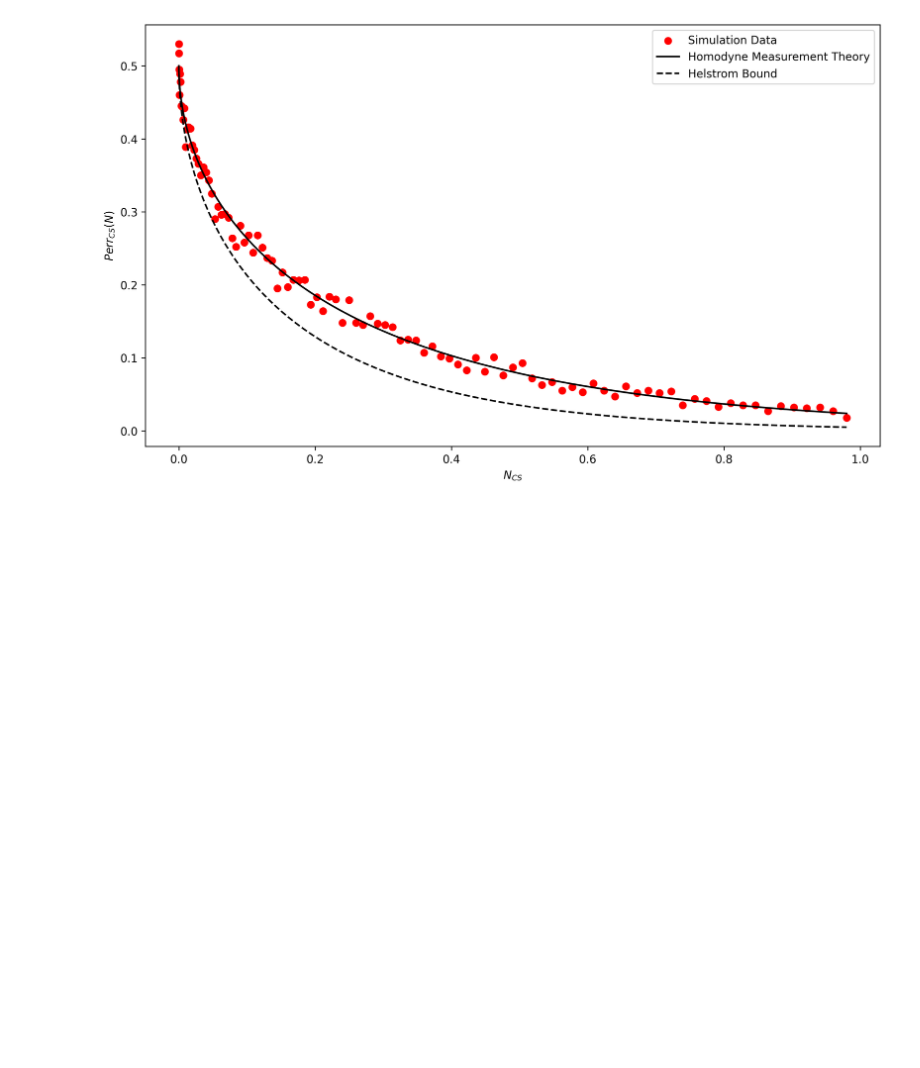
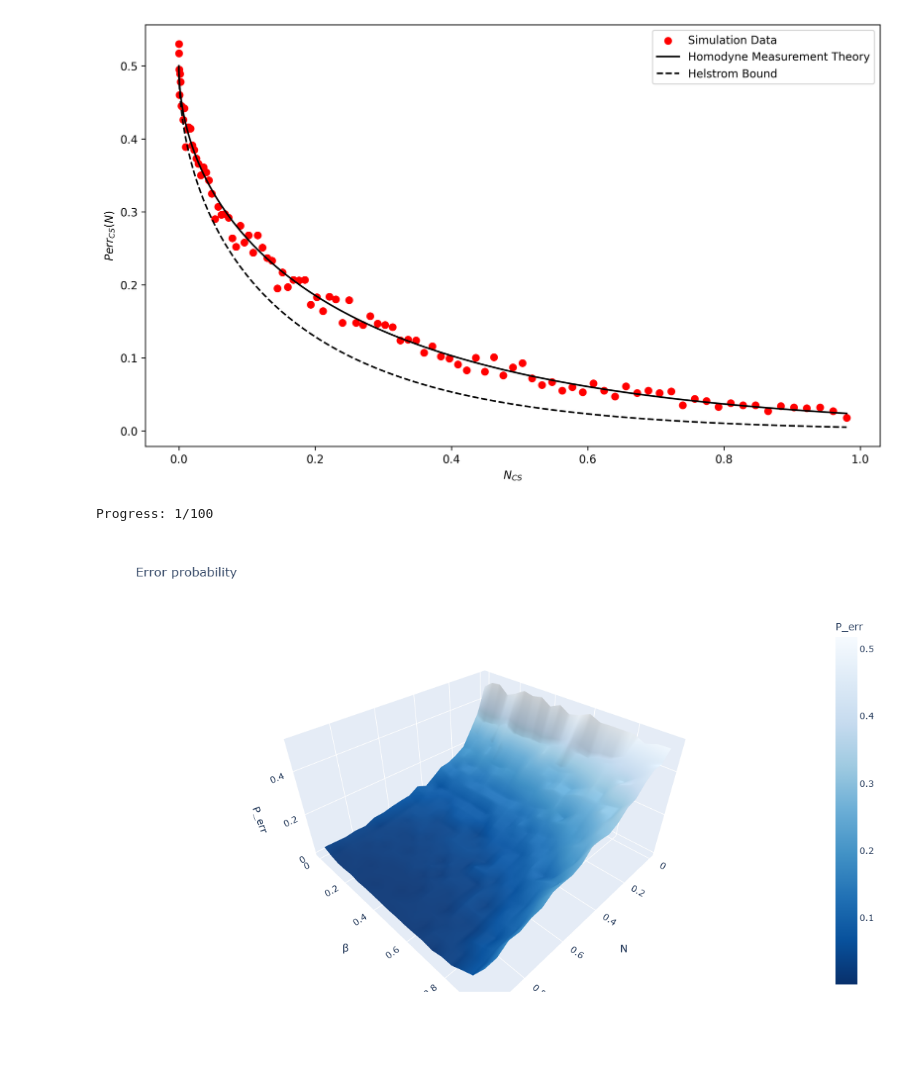
Before and after one commit to KPourgourides/Quantum-Communications-Internship-IRIDA-, a Jupyter notebook: protocol_testing.ipynb, the cells around one changed output. Drawn from its saved outputs; the diff is of its cells as text; code cells hidden in the pictures; blank space fills up the shorter version.

Commit message:
Created protocol for squeezed displaced functions

```diff
--- a/protocol_testing.ipynb
+++ b/protocol_testing.ipynb
@@ -25,3 +31,16 @@ plt.legend()
 plt.show()
 # %% [output]
 [figure]
+# %%
+N_grid = np.arange(0, 1, 0.01)
+beta_grid = np.arange(0, 1, 0.01)
+p_err = protocols.perr_dss(N_grid=N_grid, beta_grid=beta_grid, homodyne_angle=0, num_samples=500)
+# %% [output]
+Progress: 1/100
+# %%
+N_mesh, beta_mesh = np.meshgrid(N_grid, beta_grid, indexing='ij')
+fig = go.Figure(data=[go.Surface(x=N_mesh, y=beta_mesh, z=p_err, colorscale="Blues_r", colorbar=dict(title="P_err"))])
+fig.update_layout(title="Error probability", scene=dict(xaxis_title="N", yaxis_title="β", zaxis_title="P_err"), width=700, height=700)
+fig.show()
+# %% [output]
+[figure, added]
```
Also changed, not shown: parts of 2 cells of this notebook, 1 other file.
